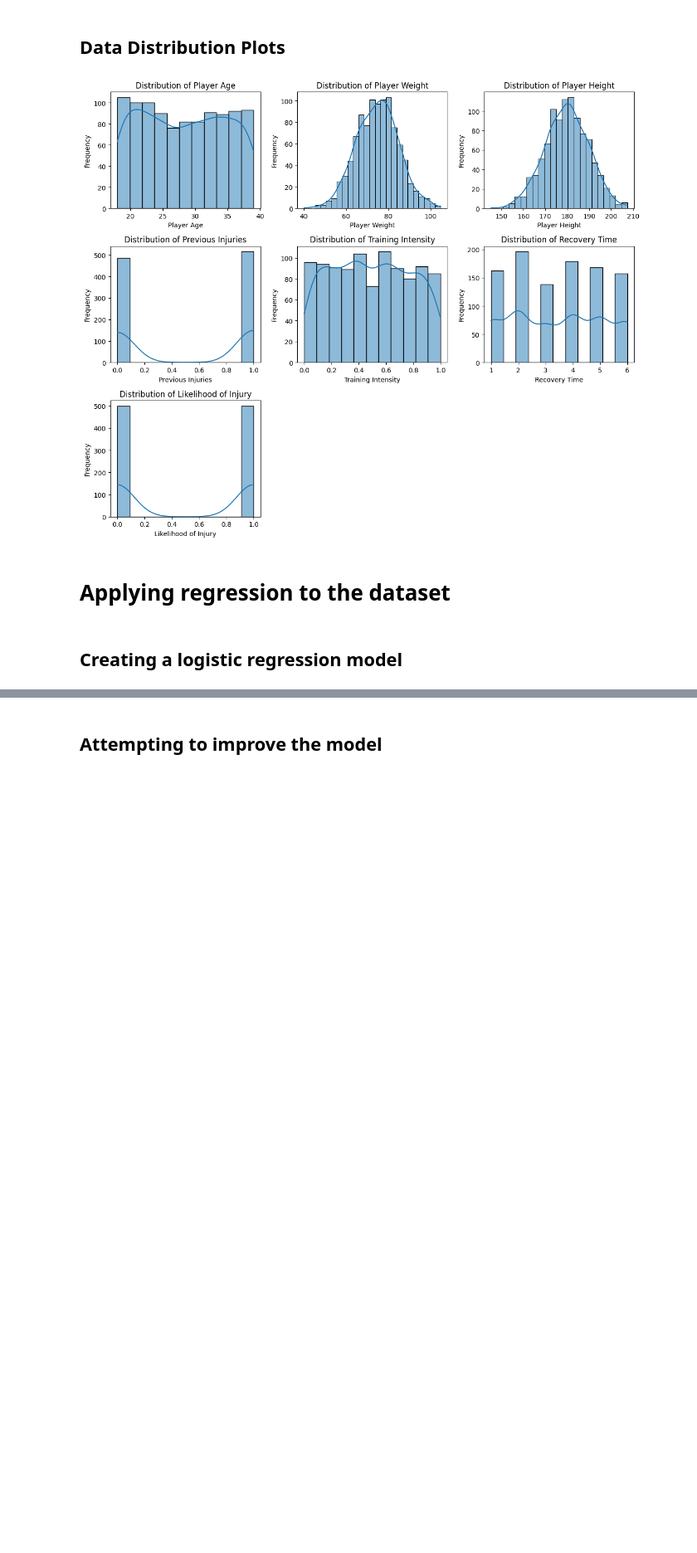
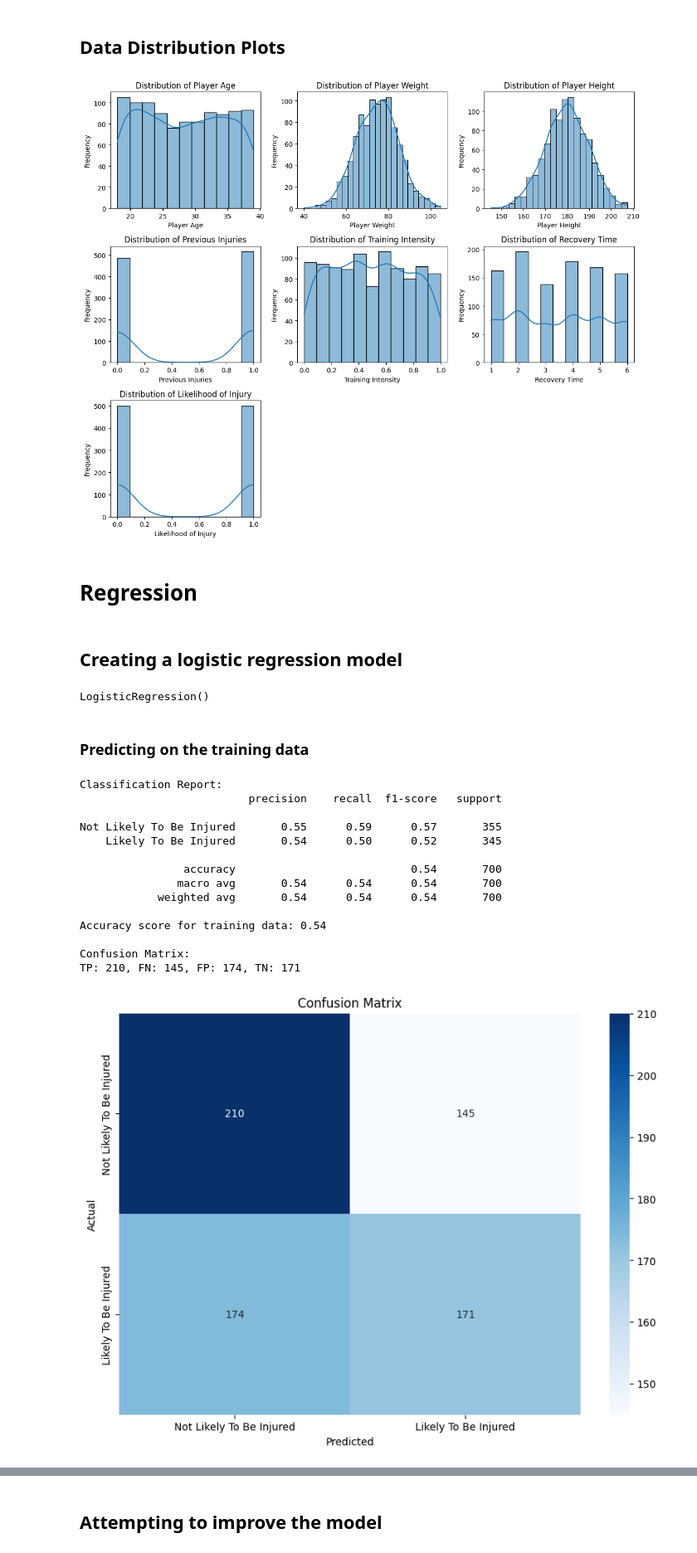
Before and after one commit to KillordTheOG/DataMining_InjuryPrevention, a Jupyter notebook: injury_prevention_project.ipynb, the cells around one changed output, grey strips where cells are left out. Shown: that part at 83% size. Saved outputs shown, nothing was run; the diff lists cells and outputs as text; code cells hidden in the pictures; blank space fills up the shorter version.

Commit message:
Updated model prediction to include predicting on the training data

```diff
--- a/injury_prevention_project.ipynb
+++ b/injury_prevention_project.ipynb
@@ -104,7 +104,74 @@ plt.tight_layout()
 plt.show()
 # %% [output]
 [figure]
-# %% [markdown]
-# Applying regression to the dataset
+# %% [markdown]
+# Regression
 # %% [markdown]
 ## Creating a logistic regression model
+# %%
+from sklearn.model_selection import train_test_split
+from sklearn.linear_model import LogisticRegression
+from sklearn.metrics import classification_report, confusion_matrix, accuracy_score
+
+injury_dataset = pd.read_csv('injury_data.csv')
+
+# Separate features (X) and target variable (y)
+X = injury_dataset.drop('Likelihood_of_Injury', axis=1)
+y = injury_dataset['Likelihood_of_Injury']
+
+# Split data into training and test sets
+X_train, X_test, y_train, y_test = train_test_split(X, y, test_size=0.3, random_state=42)
+
+# Initialize and train a logistic regression model
+model = LogisticRegression()
+model.fit(X_train, y_train)
+# %% [output]
+LogisticRegression()
+# %% [markdown]
+### Predicting on the training data
+# %%
+# Predict on the test set
+y_pred_train = model.predict(X_train)
+
+# Evaluate the model
+print("Classification Report:")
+print(classification_report(y_train, y_pred_train, target_names=['Not Likely To Be Injured', 'Likely To Be Injured']))
+
+# Print the accuracy score
+accuracy = accuracy_score(y_train, y_pred_train)
+print(f'Accuracy score for training data: {accuracy:.2f}\n')
+
+cm = confusion_matrix(y_train, y_pred_train)
+TP, FN, FP, TN = cm.ravel()
+
+print("Confusion Matrix:")
+print(f"TP: {TP}, FN: {FN}, FP: {FP}, TN: {TN}")
+
+import seaborn as sns
+import matplotlib.pyplot as plt
+
+# Define custom target names
+target_names = ['Not Likely To Be Injured', 'Likely To Be Injured']
+
+plt.figure(figsize=(10, 7))
+sns.heatmap(cm, annot=True, fmt='d', cmap='Blues', xticklabels=target_names, yticklabels=target_names)
+plt.xlabel('Predicted')
+plt.ylabel('Actual')
+plt.title('Confusion Matrix')
+plt.show()
+# %% [output]
+Classification Report:
+                          precision    recall  f1-score   support
+
+Not Likely To Be Injured       0.55      0.59      0.57       355
+    Likely To Be Injured       0.54      0.50      0.52       345
+
+                accuracy                           0.54       700
+               macro avg       0.54      0.54      0.54       700
+            weighted avg       0.54      0.54      0.54       700
+
+Accuracy score for training data: 0.54
+
+Confusion Matrix:
+TP: 210, FN: 145, FP: 174, TN: 171
+[figure, added]
```
Also changed, not shown: parts of 17 cells of this notebook.
